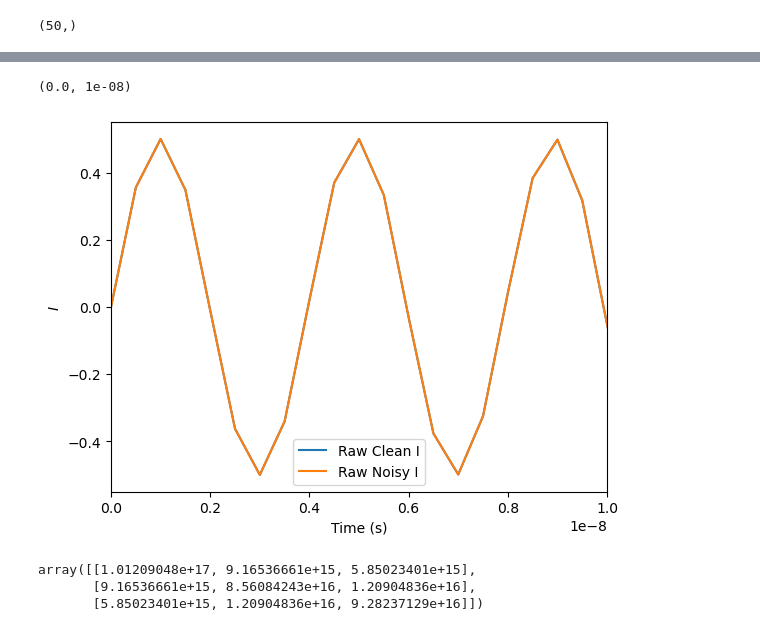
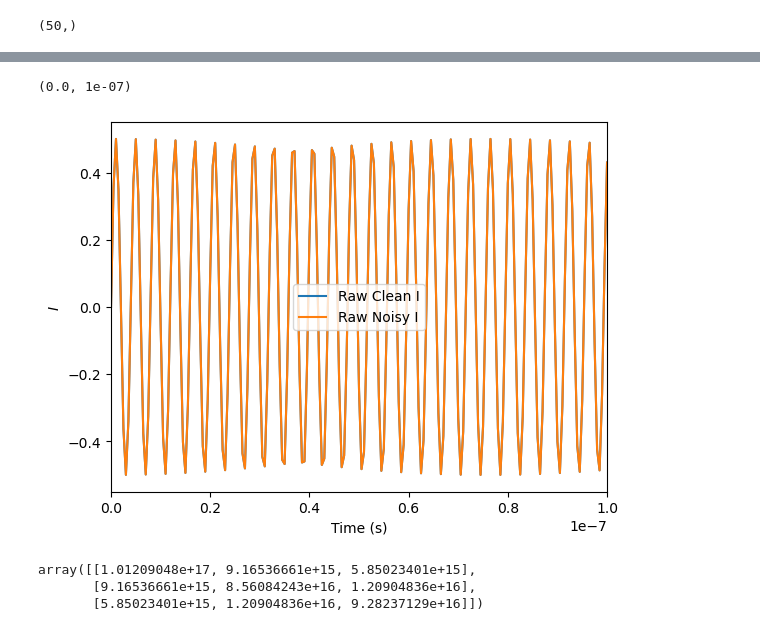
Before and after one commit to j-a-krzywda/ReadSpyn, a Jupyter notebook: src/readout_simulator/main.ipynb, the cells around one changed output, grey strips where cells are left out. Drawn from its saved outputs; the diff is of its cells as text; code cells hidden in the pictures.

```diff
--- a/src/readout_simulator/main.ipynb
+++ b/src/readout_simulator/main.ipynb
@@ -193,18 +198,18 @@ plt.ylim(-zoomin,zoomin)
 # %%
 # plot raw signal
 plt.figure()
 raw_clean = simulator.get_raw_signal()
 raw_noisy = simulator2.get_raw_signal()
 
 plt.plot(t2, raw_clean[1][0], label='Raw Clean I')
 plt.plot(t2, raw_clean[0][0], label='Raw Noisy I')
 plt.xlabel("Time (s)")
 plt.ylabel("$I$")
 plt.legend()
-plt.xlim(0,1e-8)
+plt.xlim(0,1e-7)
 # %% [output]
-(0.0, 1e-08)
+(0.0, 1e-07)
-[figure, old version]
+[figure, new version]
 # %%
 Cdd_inv
 # %% [output]
```
Also changed, not shown: parts of 2 cells of this notebook, 1 other file.
